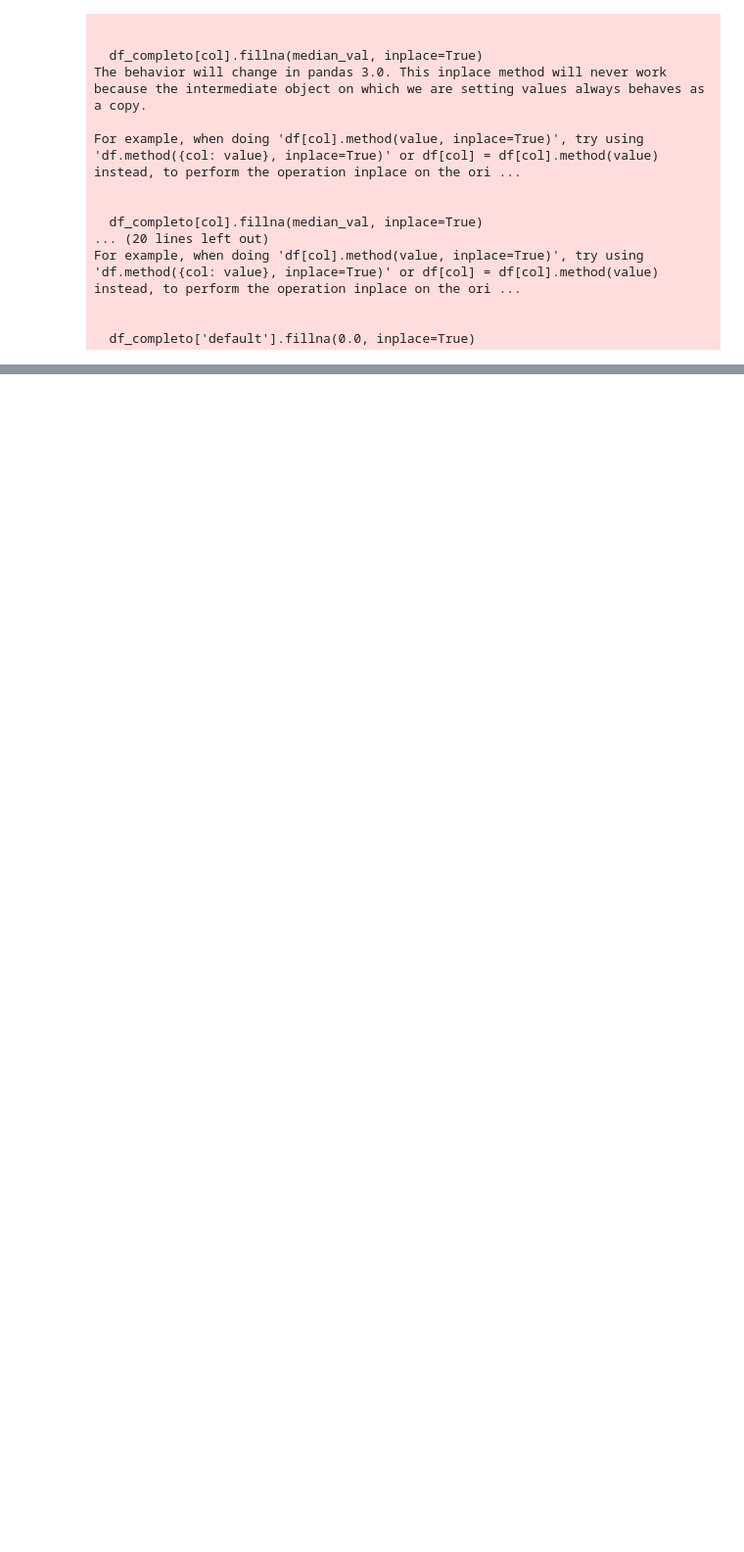
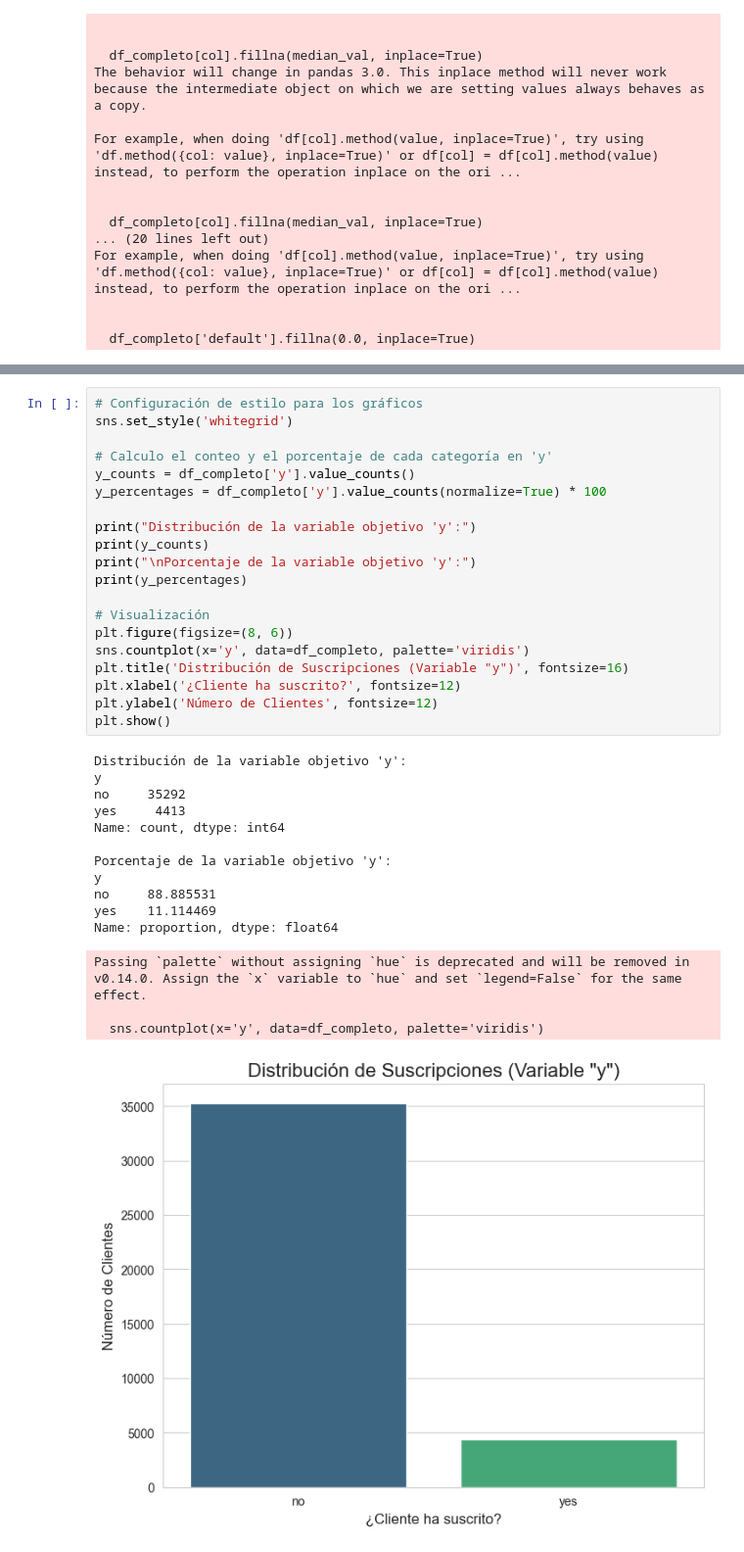
Before and after one commit to AnaGutier/Proyecto_EDA_Python_Pandas, a Jupyter notebook: EDA_proceso.ipynb, the cells around one changed output, grey strips where cells are left out. Shown at 98% size. Drawn from its saved outputs; the diff is of its cells as text; blank space fills up the shorter version.

```diff
--- a/EDA_proceso.ipynb
+++ b/EDA_proceso.ipynb
@@ -340,0 +376,36 @@ For example, when doing 'df[col].method(value, inplace=True)', try using 'df.met
+# %%
+# Configuración de estilo para los gráficos
+sns.set_style('whitegrid')
+
+# Calculo el conteo y el porcentaje de cada categoría en 'y'
+y_counts = df_completo['y'].value_counts()
+y_percentages = df_completo['y'].value_counts(normalize=True) * 100
+
+print("Distribución de la variable objetivo 'y':")
+print(y_counts)
+print("\nPorcentaje de la variable objetivo 'y':")
+print(y_percentages)
+
+# Visualización
+plt.figure(figsize=(8, 6))
+sns.countplot(x='y', data=df_completo, palette='viridis')
+plt.title('Distribución de Suscripciones (Variable "y")', fontsize=16)
+plt.xlabel('¿Cliente ha suscrito?', fontsize=12)
+plt.ylabel('Número de Clientes', fontsize=12)
+plt.show()
+# %% [output]
+Distribución de la variable objetivo 'y':
+y
+no     35292
+yes     4413
+Name: count, dtype: int64
+
+Porcentaje de la variable objetivo 'y':
+y
+no     88.885531
+yes    11.114469
+Name: proportion, dtype: float64
+Passing `palette` without assigning `hue` is deprecated and will be removed in v0.14.0. Assign the `x` variable to `hue` and set `legend=False` for the same effect.
+
+  sns.countplot(x='y', data=df_completo, palette='viridis')
+[figure, added]
```
Also changed, not shown: parts of 13 cells of this notebook.
